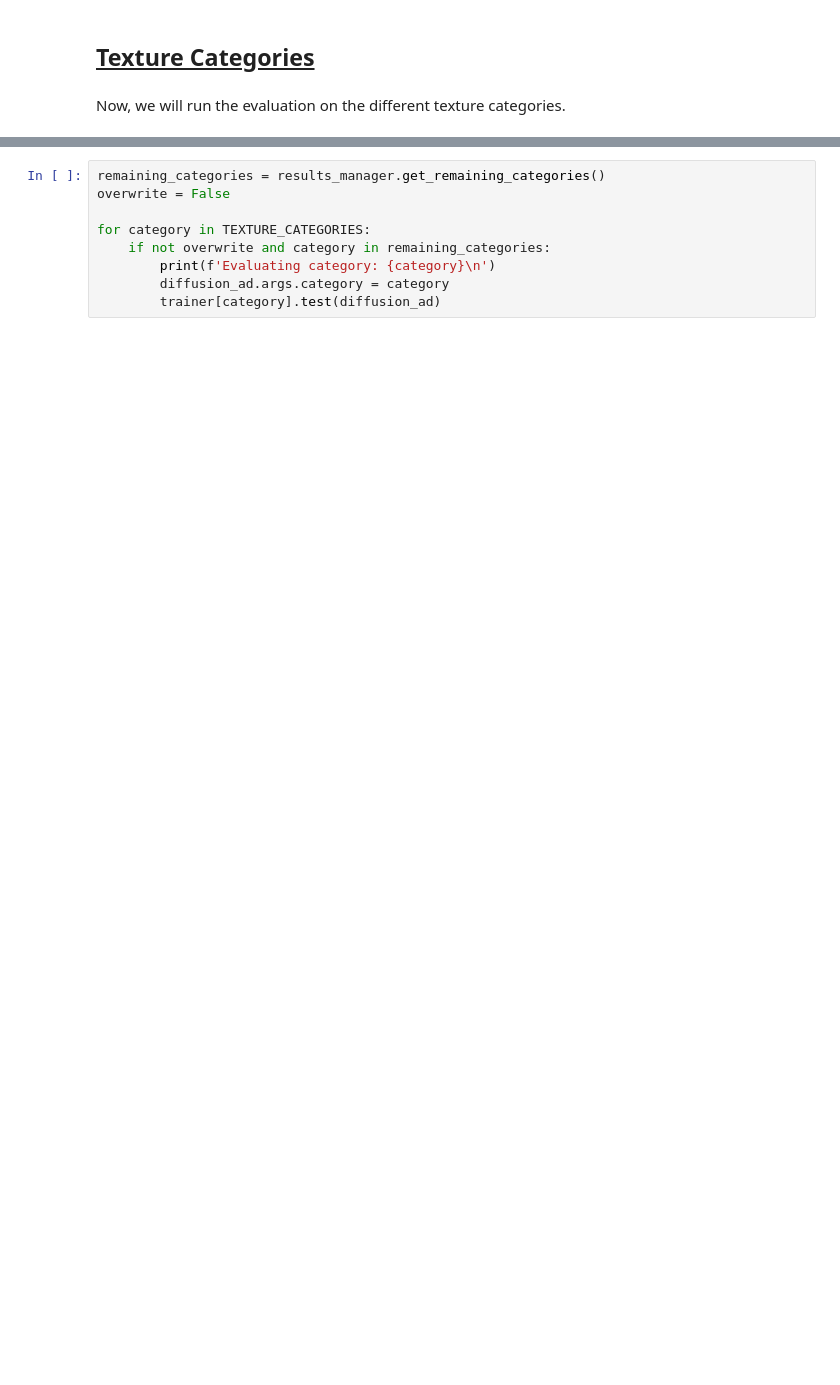
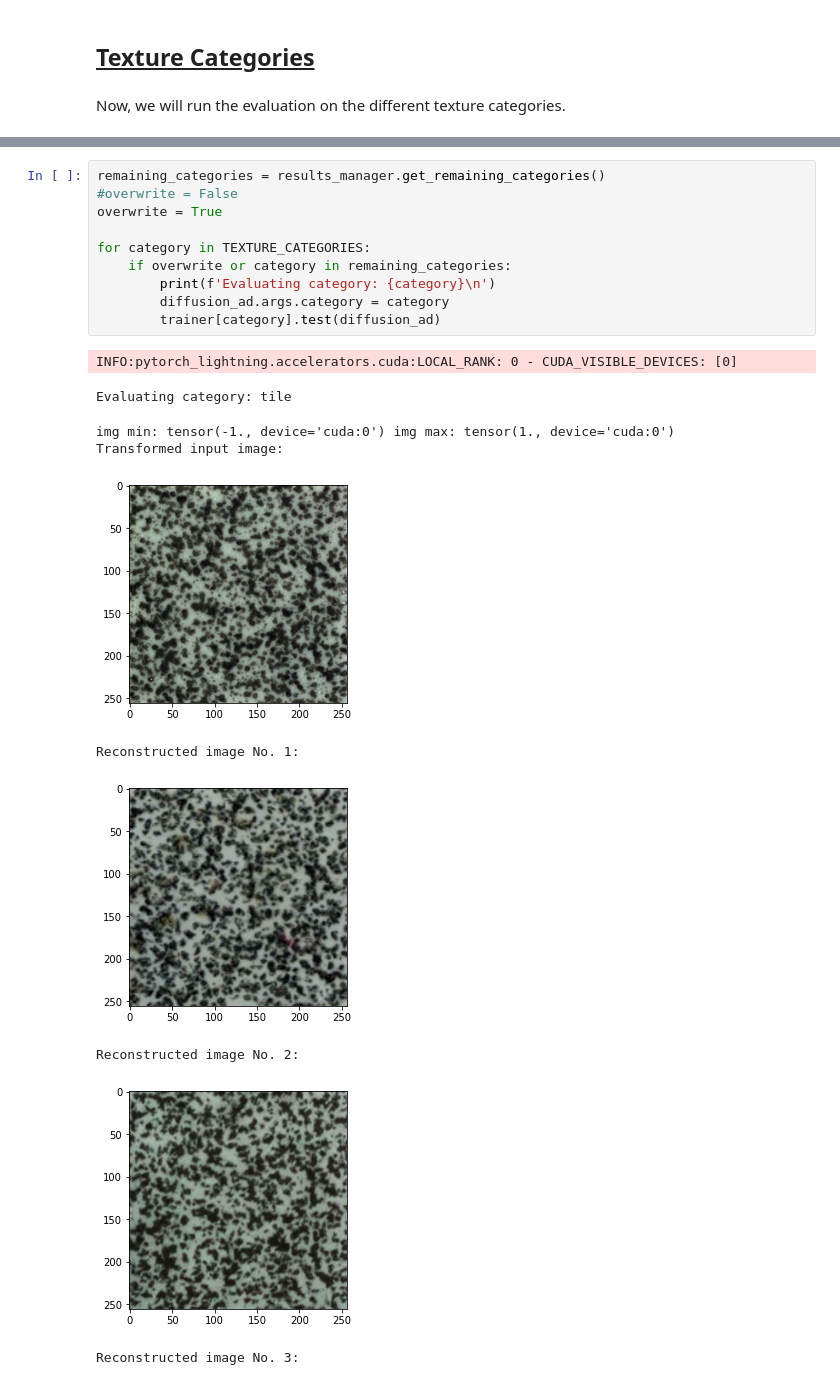
Before and after one commit to talafek96/Diffusion-AD-Project, a Jupyter notebook: main_experiment.ipynb, the cells around one changed output, grey strips where cells are left out. Drawn from its saved outputs; the diff is of its cells as text; blank space fills up the shorter version.

```diff
--- a/main_experiment.ipynb
+++ b/main_experiment.ipynb
@@ -131,9 +135,21 @@ md(f'**<u>The texture categories are:</u>**\n\n{TEXTURE_CATEGORIES}')
 # %%
 remaining_categories = results_manager.get_remaining_categories()
-overwrite = False
+#overwrite = False
+overwrite = True
 
 for category in TEXTURE_CATEGORIES:
-    if not overwrite and category in remaining_categories:
+    if overwrite or category in remaining_categories:
         print(f'Evaluating category: {category}\n')
         diffusion_ad.args.category = category
         trainer[category].test(diffusion_ad)
+# %% [output]
+INFO:pytorch_lightning.accelerators.cuda:LOCAL_RANK: 0 - CUDA_VISIBLE_DEVICES: [0]
+Evaluating category: tile
+img min: tensor(-1., device='cuda:0') img max: tensor(1., device='cuda:0')
+Transformed input image:
+[figure, added]
+Reconstructed image No. 1:
+[figure, added]
+Reconstructed image No. 2:
+[figure, added]
+Reconstructed image No. 3:
```
Also changed, not shown: parts of 3 cells of this notebook, 3 other files.
